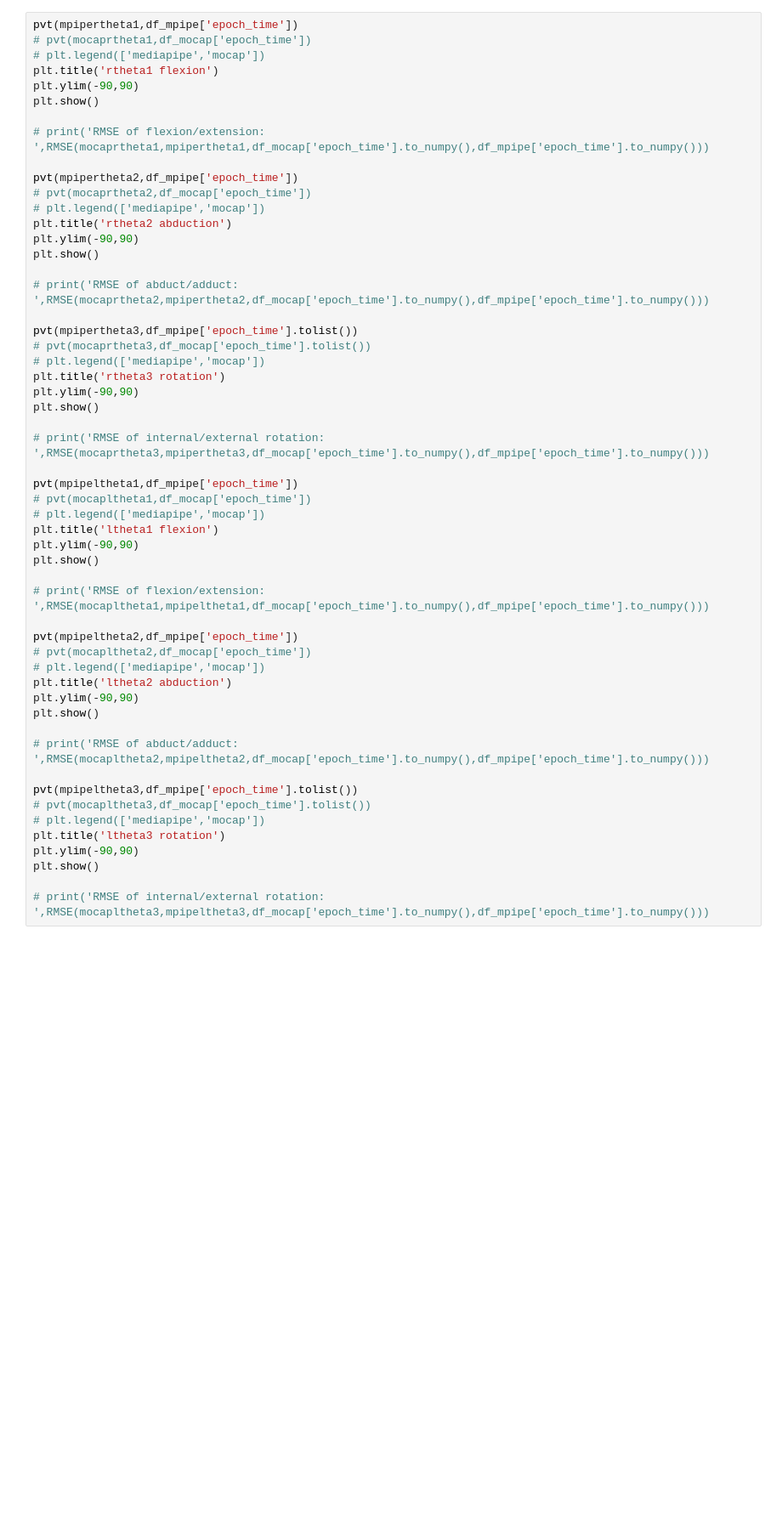
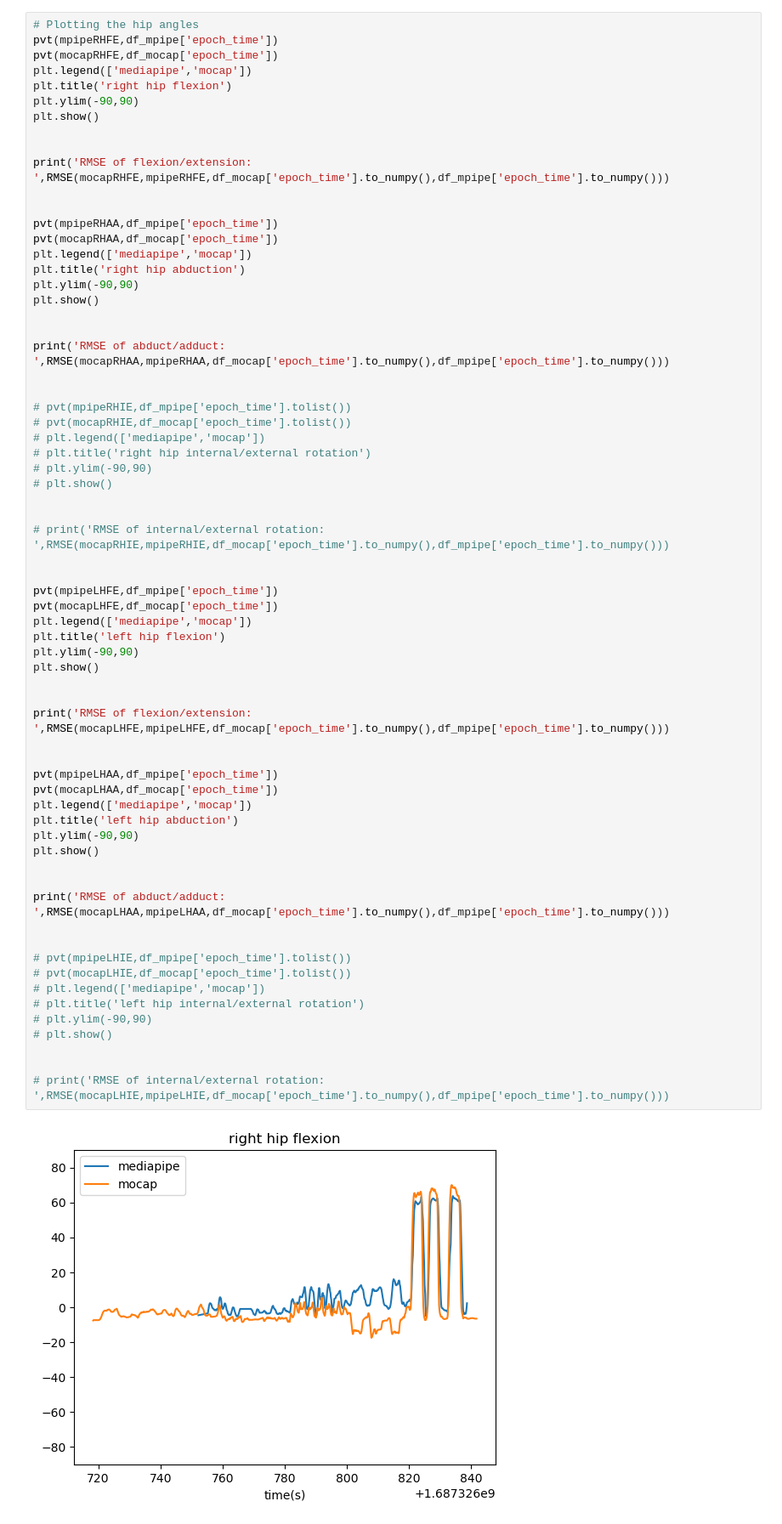
Before and after one commit to ArpanJohn/PoseEstimation, a Jupyter notebook: lowerbody/4.angles.ipynb, the cells around one changed output. Shown: that part at 85% size. Drawn from its saved outputs; the diff is of its cells as text; blank space fills up the shorter version.

```diff
--- a/lowerbody/4.angles.ipynb
+++ b/lowerbody/4.angles.ipynb
@@ -214,54 +454,68 @@ mocapltheta1,mocapltheta2,mocapltheta3=[],[],[]
 # %%
-pvt(mpipertheta1,df_mpipe['epoch_time'])
-# pvt(mocaprtheta1,df_mocap['epoch_time'])
-# plt.legend(['mediapipe','mocap'])
-plt.title('rtheta1 flexion')
+# Plotting the hip angles
+pvt(mpipeRHFE,df_mpipe['epoch_time'])
+pvt(mocapRHFE,df_mocap['epoch_time'])
+plt.legend(['mediapipe','mocap'])
+plt.title('right hip flexion')
 plt.ylim(-90,90)
 plt.show()
 
-# print('RMSE of flexion/extension: ',RMSE(mocaprtheta1,mpipertheta1,df_mocap['epoch_time'].to_numpy(),df_mpipe['epoch_time'].to_numpy()))
 
-pvt(mpipertheta2,df_mpipe['epoch_time'])
-# pvt(mocaprtheta2,df_mocap['epoch_time'])
-# plt.legend(['mediapipe','mocap'])
-plt.title('rtheta2 abduction')
+print('RMSE of flexion/extension: ',RMSE(mocapRHFE,mpipeRHFE,df_mocap['epoch_time'].to_numpy(),df_mpipe['epoch_time'].to_numpy()))
+
+
+pvt(mpipeRHAA,df_mpipe['epoch_time'])
+pvt(mocapRHAA,df_mocap['epoch_time'])
+plt.legend(['mediapipe','mocap'])
+plt.title('right hip abduction')
 plt.ylim(-90,90)
 plt.show()
 
-# print('RMSE of abduct/adduct: ',RMSE(mocaprtheta2,mpipertheta2,df_mocap['epoch_time'].to_numpy(),df_mpipe['epoch_time'].to_numpy()))
 
-pvt(mpipertheta3,df_mpipe['epoch_time'].tolist())
-# pvt(mocaprtheta3,df_mocap['epoch_time'].tolist())
+print('RMSE of abduct/adduct: ',RMSE(mocapRHAA,mpipeRHAA,df_mocap['epoch_time'].to_numpy(),df_mpipe['epoch_time'].to_numpy()))
+
+
+# pvt(mpipeRHIE,df_mpipe['epoch_time'].tolist())
+# pvt(mocapRHIE,df_mocap['epoch_time'].tolist())
 # plt.legend(['mediapipe','mocap'])
-plt.title('rtheta3 rotation')
+# plt.title('right hip internal/external rotation')
+# plt.ylim(-90,90)
+# plt.show()
+
+
+# print('RMSE of internal/external rotation: ',RMSE(mocapRHIE,mpipeRHIE,df_mocap['epoch_time'].to_numpy(),df_mpipe['epoch_time'].to_numpy()))
+
+
+pvt(mpipeLHFE,df_mpipe['epoch_time'])
+pvt(mocapLHFE,df_mocap['epoch_time'])
+plt.legend(['mediapipe','mocap'])
+plt.title('left hip flexion')
 plt.ylim(-90,90)
 plt.show()
 
-# print('RMSE of internal/external rotation: ',RMSE(mocaprtheta3,mpipertheta3,df_mocap['epoch_time'].to_numpy(),df_mpipe['epoch_time'].to_numpy()))
 
-pvt(mpipeltheta1,df_mpipe['epoch_time'])
-# pvt(mocapltheta1,df_mocap['epoch_time'])
-# plt.legend(['mediapipe','mocap'])
-plt.title('ltheta1 flexion')
+print('RMSE of flexion/extension: ',RMSE(mocapLHFE,mpipeLHFE,df_mocap['epoch_time'].to_numpy(),df_mpipe['epoch_time'].to_numpy()))
+
+
+pvt(mpipeLHAA,df_mpipe['epoch_time'])
+pvt(mocapLHAA,df_mocap['epoch_time'])
+plt.legend(['mediapipe','mocap'])
+plt.title('left hip abduction')
 plt.ylim(-90,90)
 plt.show()
 
-# print('RMSE of flexion/extension: ',RMSE(mocapltheta1,mpipeltheta1,df_mocap['epoch_time'].to_numpy(),df_mpipe['epoch_time'].to_numpy()))
 
-pvt(mpipeltheta2,df_mpipe['epoch_time'])
-# pvt(mocapltheta2,df_mocap['epoch_time'])
+print('RMSE of abduct/adduct: ',RMSE(mocapLHAA,mpipeLHAA,df_mocap['epoch_time'].to_numpy(),df_mpipe['epoch_time'].to_numpy()))
+
+
+# pvt(mpipeLHIE,df_mpipe['epoch_time'].tolist())
+# pvt(mocapLHIE,df_mocap['epoch_time'].tolist())
 # plt.legend(['mediapipe','mocap'])
-plt.title('ltheta2 abduction')
-plt.ylim(-90,90)
-plt.show()
+# plt.title('left hip internal/external rotation')
+# plt.ylim(-90,90)
+# plt.show()
 
-# print('RMSE of abduct/adduct: ',RMSE(mocapltheta2,mpipeltheta2,df_mocap['epoch_time'].to_numpy(),df_mpipe['epoch_time'].to_numpy()))
 
-pvt(mpipeltheta3,df_mpipe['epoch_time'].tolist())
-# pvt(mocapltheta3,df_mocap['epoch_time'].tolist())
-# plt.legend(['mediapipe','mocap'])
-plt.title('ltheta3 rotation')
-plt.ylim(-90,90)
-plt.show()
-
-# print('RMSE of internal/external rotation: ',RMSE(mocapltheta3,mpipeltheta3,df_mocap['epoch_time'].to_numpy(),df_mpipe['epoch_time'].to_numpy()))
+# print('RMSE of internal/external rotation: ',RMSE(mocapLHIE,mpipeLHIE,df_mocap['epoch_time'].to_numpy(),df_mpipe['epoch_time'].to_numpy()))
+# %% [output]
+[figure, added]
```
Also changed, not shown: parts of 15 cells of this notebook, 9 other files.
